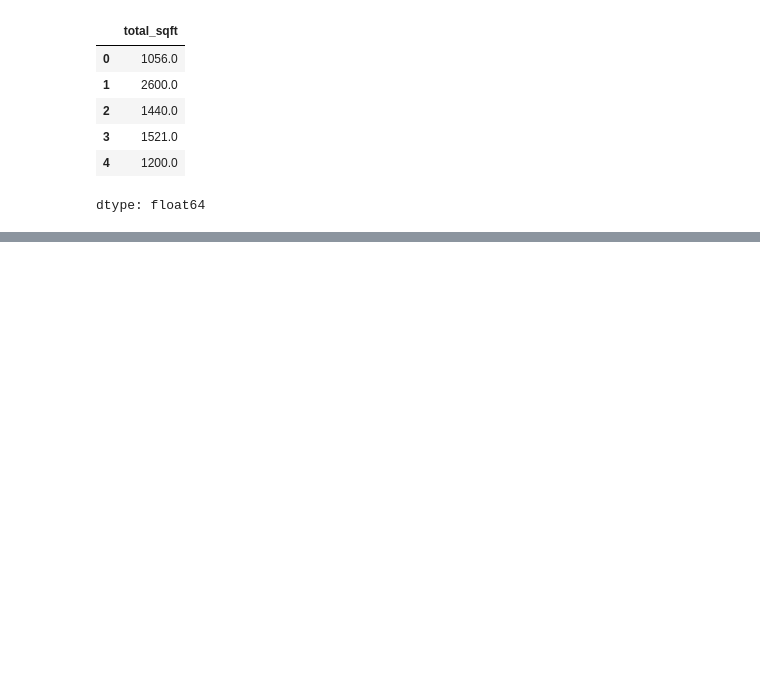
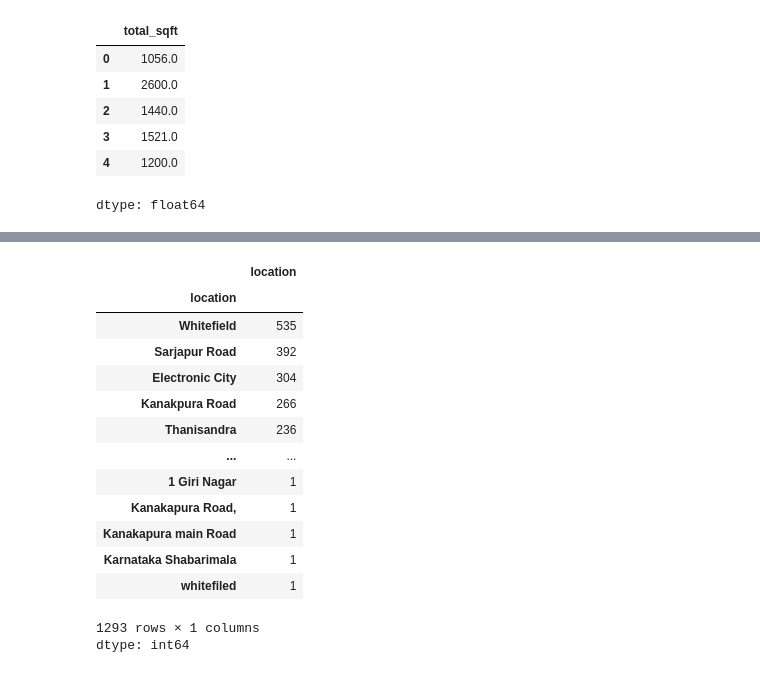
Before and after one commit to hariThorve/RealEstate_Price_prediction_project, a Jupyter notebook: realEstatepricePrediction.ipynb, the cells around one changed output, grey strips where cells are left out. Drawn from its saved outputs; the diff is of its cells as text; code cells hidden in the pictures; blank space fills up the shorter version.

```diff
--- a/realEstatepricePrediction.ipynb
+++ b/realEstatepricePrediction.ipynb
@@ -155,0 +180,20 @@ dtype: float64
+# %%
+df4.location = df4.location.apply(lambda x: x.strip())
+location_stats = df4.groupby("location")["location"].agg('count').sort_values(ascending=False)
+location_stats
+# %% [output]
+|  | location |
+| location |  |
+| Whitefield | 535 |
+| Sarjapur Road | 392 |
+| Electronic City | 304 |
+| Kanakpura Road | 266 |
+| Thanisandra | 236 |
+| ... | ... |
+| 1 Giri Nagar | 1 |
+| Kanakapura Road, | 1 |
+| Kanakapura main Road | 1 |
+| Karnataka Shabarimala | 1 |
+| whitefiled | 1 |
+1293 rows × 1 columns
+dtype: int64
```
Also changed, not shown: parts of 5 cells of this notebook.
